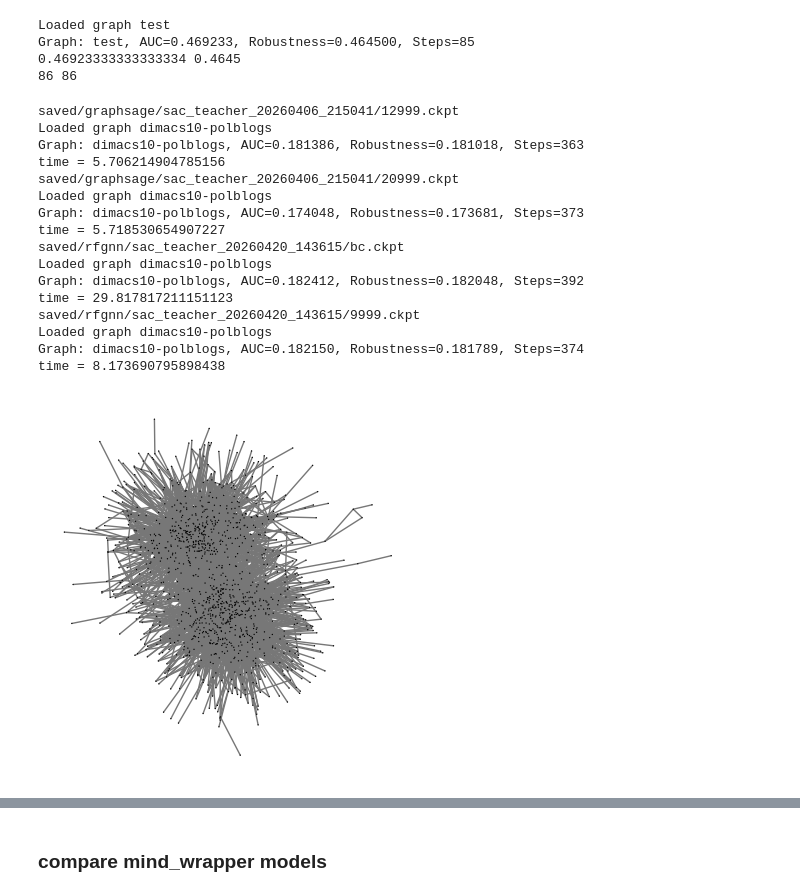
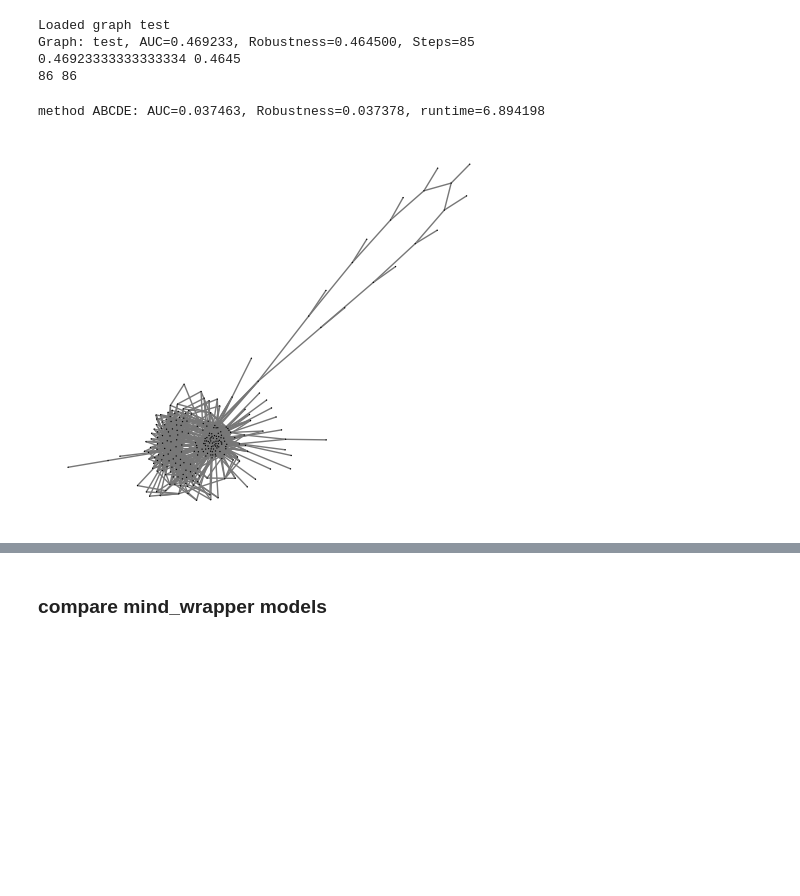
Before and after one commit to Rich-Chaw/MIND-ND, a Jupyter notebook: baseline.ipynb, the cells around one changed output, grey strips where cells are left out. Saved outputs shown, nothing was run; the diff lists cells and outputs as text; code cells hidden in the pictures; blank space fills up the shorter version.

```diff
--- a/baseline.ipynb
+++ b/baseline.ipynb
@@ -102,6 +102,7 @@ from baseline import baseline_dismantling,METHODS,_get_removals_path
 # g = SBM(80,p_in=0.15,p_out=0.0075,num_blocks=2)
 # g = SBM(96,p_in=0.12,p_out=0.01,num_blocks=3)
 # g = SBM(200, p_in=0.1,p_out=0.005, num_blocks=2)
+# g = SBM(4000, p_in=0.01,p_out=0.0005, num_blocks=2)
 # g = WS(200,k=4,p=0.1)
 # g = BA(200, m=4)
 # g = BA(5000, m=4)
@@ -150,8 +151,8 @@ from baseline import baseline_dismantling,METHODS,_get_removals_path
 # g_name = 'graphs/real/social/ego-facebook.pkl'
 # g_name = 'graphs/real/social/librec-ciaodvd-trust.pkl'
 # g_name = 'graphs/real/social/soc-Epinions1.pkl'
-# g_name = 'graphs/real/information/econ-wm1.pkl'
-g_name = 'graphs/real/information/dimacs10-polblogs.pkl'
+g_name = 'graphs/real/information/econ-wm1.pkl'
+# g_name = 'graphs/real/information/dimacs10-polblogs.pkl'
 # g_name = 'graphs/real/information/citeseer.pkl'
 # g_name = 'graphs/real/information/dblp-cite.pkl'
 # g_name = 'graphs/real/information/subelj_jdk_jdk.pkl'
@@ -201,16 +202,19 @@ compare_mind_ckpts = [
                     # 'saved/hgnn_v4/sac_20260222_224028/20999.ckpt',
                     # 'saved/hgnn_v4/sac_20260222_224028/23999.ckpt',
 
-                    # 'saved/graphsage/sac_20260407_125653/19999.ckpt',
+                    # 'saved/graphsage/dqn_20260410_134550/17999.ckpt',
+                    # 'saved/graphsage/sac_20260407_125653/24999.ckpt',
+                    # 'saved/graphsage/dqn_teacher_20260410_183208/23999.ckpt',
                     # 'saved/graphsage/sac_teacher_20260406_215041/19999.ckpt',
                     # 'saved/graphsage/sac_teacher_20260414_095713/21999.ckpt',
-                    # 'saved/graphsage/dqn_20260410_134550/17999.ckpt',
-                    # 'saved/graphsage/dqn_teacher_20260410_183208/23999.ckpt',
-                    'saved/graphsage/sac_teacher_20260406_215041/12999.ckpt',
-                    'saved/graphsage/sac_teacher_20260406_215041/20999.ckpt',
+                    # 'saved/graphsage/sac_teacher_20260406_215041/bc.ckpt',
+                    # 'saved/graphsage/sac_teacher_20260406_215041/12999.ckpt',
+                    # 'saved/graphsage/sac_teacher_20260406_215041/20999.ckpt',
 
-                    'saved/rfgnn/sac_teacher_20260420_143615/bc.ckpt',
-                    'saved/rfgnn/sac_teacher_20260420_143615/9999.ckpt',
+                    # 'saved/rfgnn/sac_teacher_20260420_143615/bc.ckpt',
+                    # 'saved/rfgnn/sac_teacher_20260420_143615/9999.ckpt',
+                    # 'saved/rfgnn/sac_teacher_20260421_065917/19999.ckpt',
+                    # 'saved/domain_adapt_20260422_141118/5000.ckpt'
 
                     # 'saved/gat/sac_20260320_113356/7999.ckpt',
                     # 'saved/gat/sac_teacher_20260324_190918/6999.ckpt'
@@ -240,51 +244,37 @@ for idx, ckpt_pth in enumerate(compare_mind_ckpts):
         'removals': removals,
         'auc': auc,
         'robustness': r,
         'lcc_sizes': lcc_sizes,
         'removed_sizes': removed_sizes,
         # 'lambda_list': lambda_list,
     }
 
 from baseline import baseline_dismantling,METHODS
 methods = {
     # "Spectral":METHODS['Spectral'],
-    # "Degree":METHODS['Degree'],
-    # "Betweenness":METHODS['Betweenness'],
+    # "AD":METHODS['Degree'],
+    # "AB":METHODS['Betweenness'],
     # "SD":METHODS['DegreeNA'],
     # "SB":METHODS['BetweennessNA'],
+    "ABCDE":METHODS["ABCDE"],
     # "CI": METHODS['CI'],
     # "CoreHD":METHODS['CoreHD'],
     # "PageRank":METHODS['PageRank'],
     # # "FINDER":METHODS['FINDER'],
     # "GDM":METHODS['GDM'],
     # "CoreGDM":METHODS['CoreGDM'],
     # "DomiRank":METHODS['DomiRank'],
     # "NIRM":METHODS['NIRM'],
     # "GND":METHODS['GND'],
     # "TSAM":METHODS['TSAM'],
     # "MinSum":METHODS["MinSum"]
 }
-baseline_results = baseline_dismantling(g,methods,visualize=False,threshold=0.1,save_removals=True)
-# baseline_results = baseline_dismantling(g,methods,visualize=False,threshold=0.1)
+# baseline_results = baseline_dismantling(g,methods,visualize=False,threshold=0.1,save_removals=True)
+baseline_results = baseline_dismantling(g,methods,visualize=False,threshold=0.1)
 all_results.update(baseline_results)
 
 from visualize_dismantling import visualize_multiple_curve
 visualize_multiple_curve(g,all_results)
 # %% [output]
-saved/graphsage/sac_teacher_20260406_215041/12999.ckpt
-Loaded graph dimacs10-polblogs
-Graph: dimacs10-polblogs, AUC=0.181386, Robustness=0.181018, Steps=363
-time = 5.706214904785156
-saved/graphsage/sac_teacher_20260406_215041/20999.ckpt
-Loaded graph dimacs10-polblogs
-Graph: dimacs10-polblogs, AUC=0.174048, Robustness=0.173681, Steps=373
-time = 5.718530654907227
-saved/rfgnn/sac_teacher_20260420_143615/bc.ckpt
-Loaded graph dimacs10-polblogs
-Graph: dimacs10-polblogs, AUC=0.182412, Robustness=0.182048, Steps=392
-time = 29.817817211151123
-saved/rfgnn/sac_teacher_20260420_143615/9999.ckpt
-Loaded graph dimacs10-polblogs
-Graph: dimacs10-polblogs, AUC=0.182150, Robustness=0.181789, Steps=374
-time = 8.173690795898438
+method ABCDE: AUC=0.037463, Robustness=0.037378, runtime=6.894198
-[figure, old version]
+[figure, new version]
```
Also changed, not shown: parts of 1 cell of this notebook, 15 other files.
